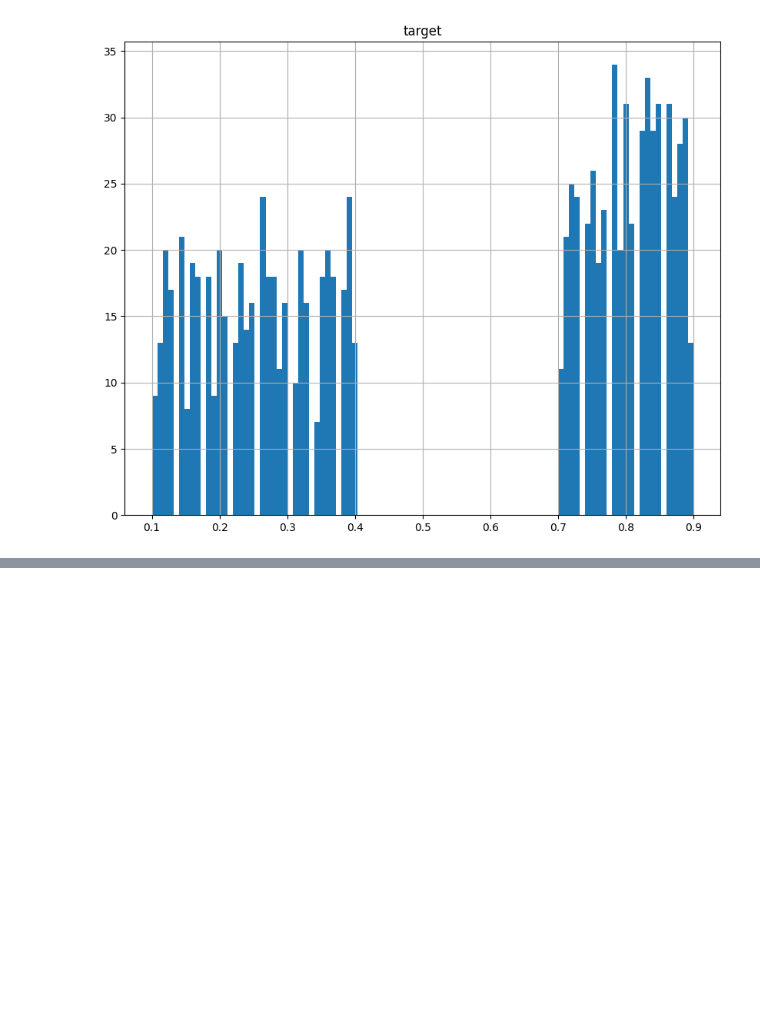
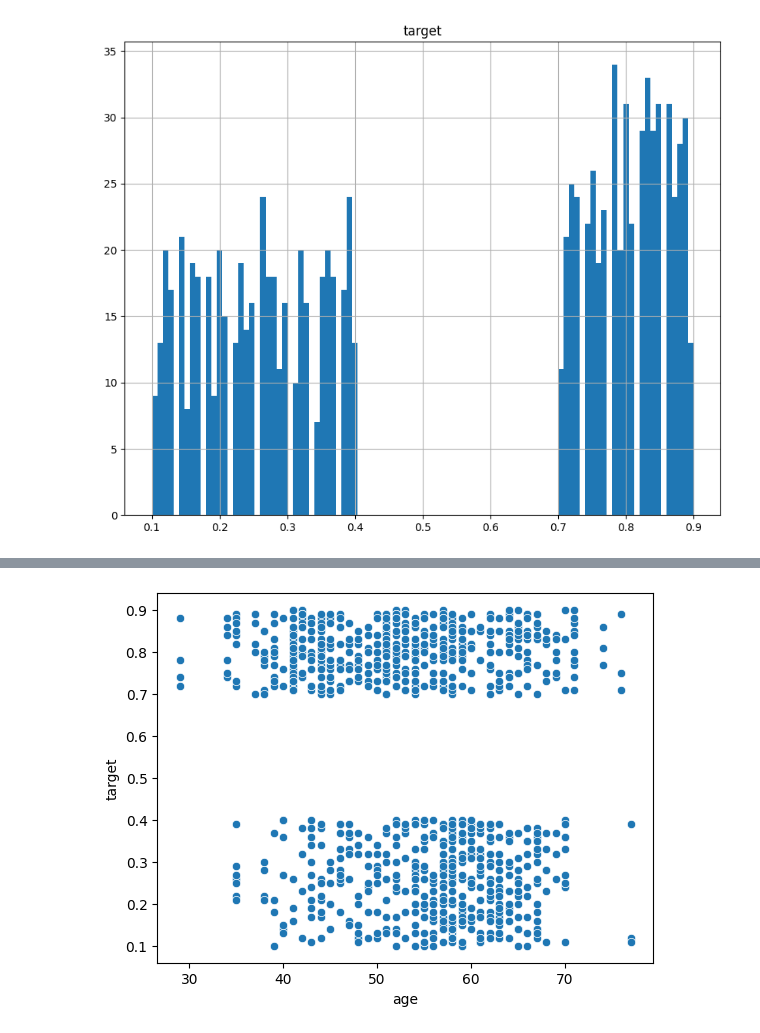
Before and after one commit to ericlfeng/Data-Analysis, a Jupyter notebook: data-analysis.ipynb, the cells around one changed output, grey strips where cells are left out. Saved outputs shown, nothing was run; the diff lists cells and outputs as text; code cells hidden in the pictures; blank space fills up the shorter version.

```diff
--- a/data-analysis.ipynb
+++ b/data-analysis.ipynb
@@ -124,0 +186,5 @@ array([[<Axes: title={'center': 'target'}>]], dtype=object)
+# %%
+sns.scatterplot(data=df,x="age",y="target")
+plt.show()
+# %% [output]
+[figure, added]
```
Also changed, not shown: parts of 15 cells of this notebook, 1 other file.
